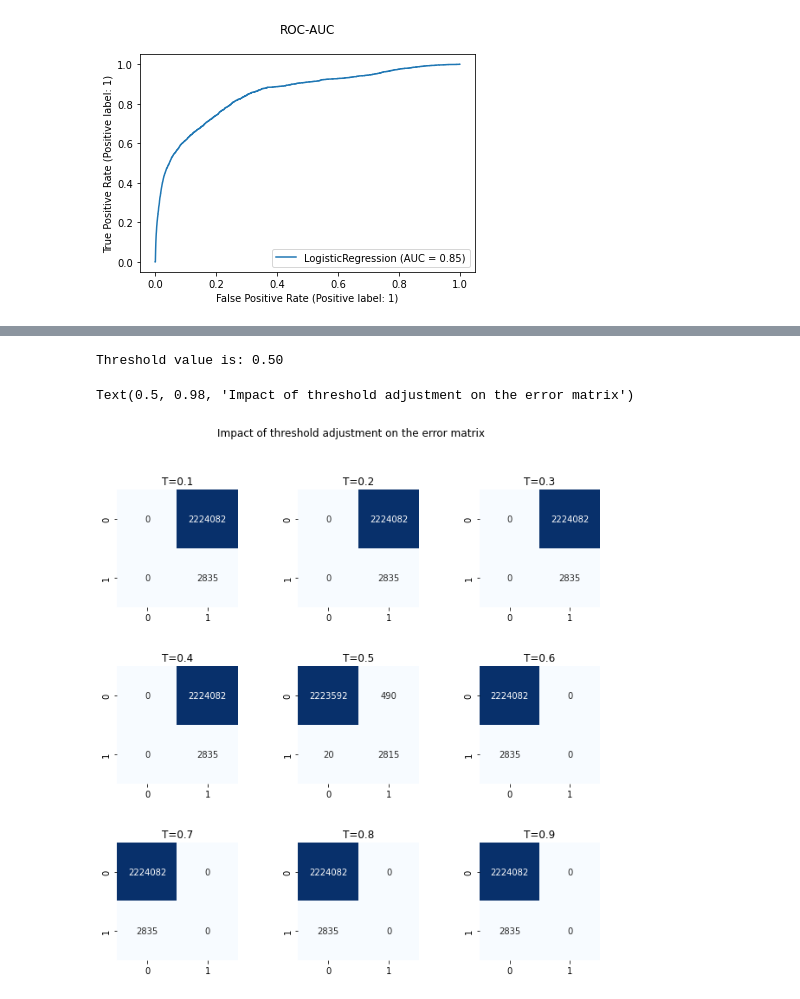
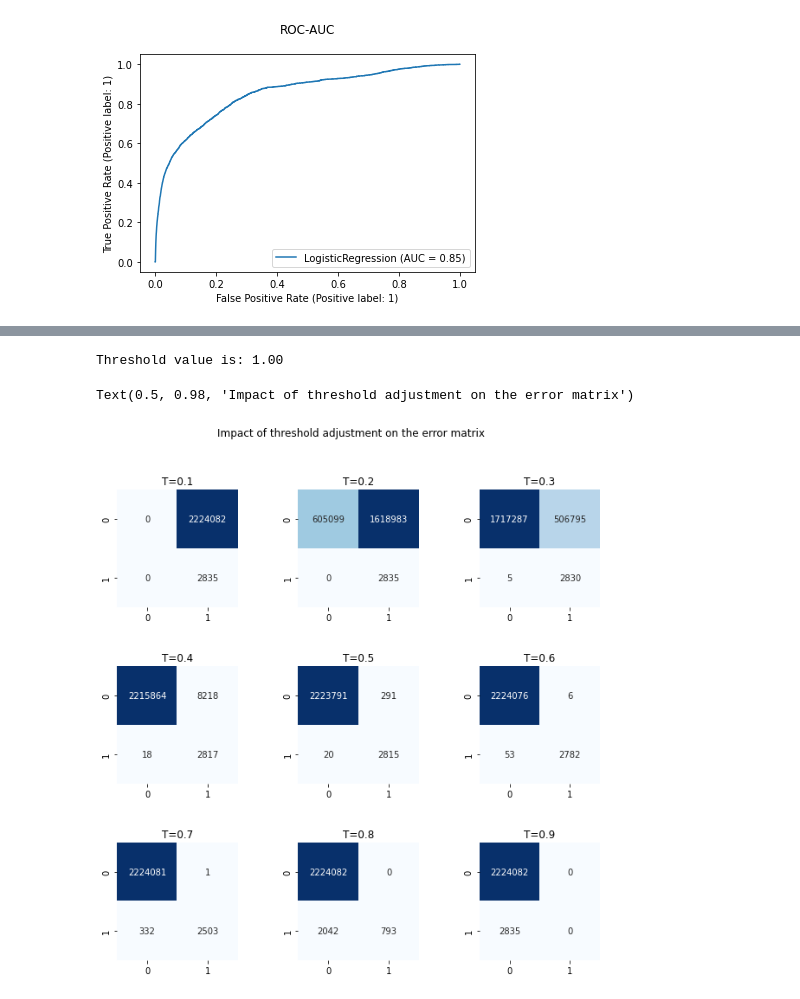
Before and after one commit to mirelaverebceanu/Transaction-Fraud-Detection, a Jupyter notebook: SyntheticDataAnalysis.ipynb, the cells around one changed output, grey strips where cells are left out. Saved outputs shown, nothing was run; the diff lists cells and outputs as text; code cells hidden in the pictures.

Commit message:
modify xgboost model

```diff
--- a/SyntheticDataAnalysis.ipynb
+++ b/SyntheticDataAnalysis.ipynb
@@ -352,5 +327 @@ Parameters:  {'colsample_bytree': 0.6, 'gamma': 0.5, 'learning_rate': 0.001, 'ma
 Highest AUC: 1.00
-# %%
-model = XGBClassifier(objective="binary:logistic", eval_metric="auc", use_label_encoder=False)
-model.set_params(**model_params)
-model.fit(X_sm, y_sm)
@@ -370,11 +327,0 @@ y_pred = model.predict_proba(X_test)[:,1]
-# %%
-fp_r, tp_r, t = metrics.roc_curve(y_test, y_pred)
-auc = metrics.auc(fp_r, tp_r)
-plt.figure(figsize=(8, 6))
-plt.plot(fp_r, tp_r, label="AUC = %.2f" % auc)
-plt.plot([0,1],[0,1],"r--")
-plt.ylabel("TP rate")
-plt.xlabel("FP rate")
-plt.legend(loc=4)
-plt.title("ROC Curve")
-plt.show()
@@ -382,0 +328,7 @@ plt.show()
+# %%
+import xgboost
+
+
+m2_xgb = xgboost.XGBClassifier(n_estimators=110, nthread=-1, max_depth = 3, seed=1729).set_params(**model_params)
+# %%
+m2_xgb.fit(X_sm, y_sm, eval_metric="auc", verbose = False, eval_set=[(X_test, y_test)])
@@ -385,25 +376,25 @@ t_opt_idx = np.argmax(tp_r - fp_r)
 t_opt = t[t_opt_idx]
 print("Threshold value is: %.2f" % t_opt)
 # %% [output]
-Threshold value is: 0.50
+Threshold value is: 1.00
 # %%
-y_pred = model.predict_proba(X_test)[:,1]
+y_pred = m2_xgb.predict_proba(X_test)[:,1]
 
 fig, axes = plt.subplots(3,3, figsize=(10,10))
 
 for t, ax in enumerate(axes.flat):
     threshold = (t+1)/10
 
     y_pred_int = (y_pred > threshold).astype(int)
     c_matrix = metrics.confusion_matrix(y_test, y_pred_int)
     sns.heatmap(c_matrix, annot=True, cmap="Blues", fmt="d", ax=ax, cbar=False)
     ax.title.set_text("T=%.1f" % threshold)
 
 plt.subplots_adjust(hspace=0.5, wspace=0.5)
 plt.suptitle("Impact of threshold adjustment on the error matrix")
 # %% [output]
 Text(0.5, 0.98, 'Impact of threshold adjustment on the error matrix')
-[figure, old version]
+[figure, new version]
 # %%
 model.save_model("smote_fraud.xgb")
 # %%
```
Also changed, not shown: parts of 16 cells of this notebook, 1 other file.
